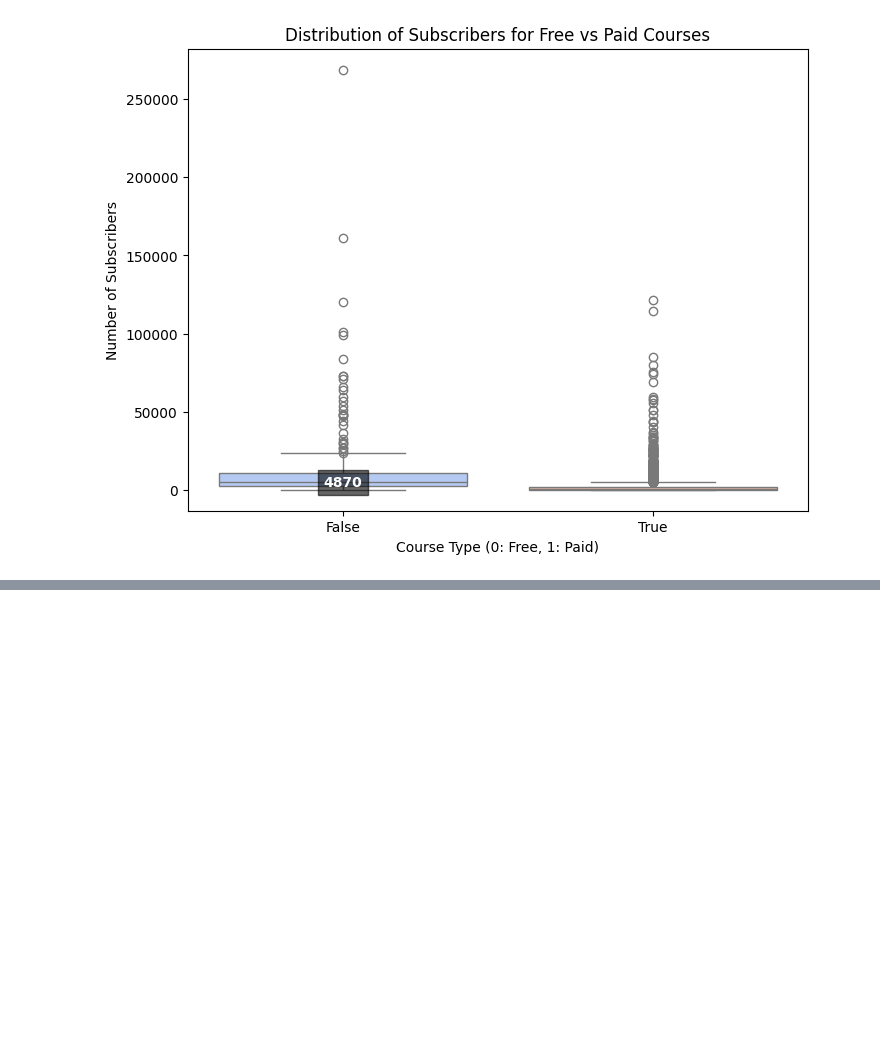
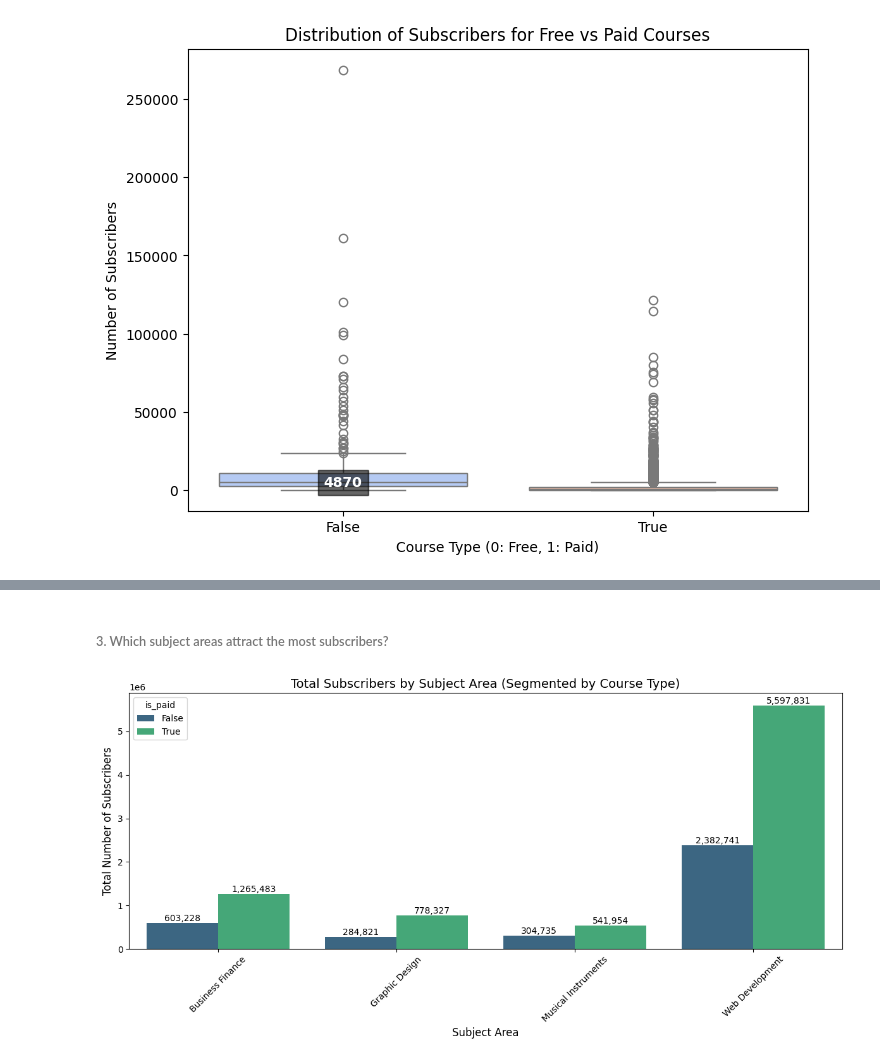
Before and after one commit to BamBamOguns/udemy_courses, a Jupyter notebook: main.ipynb, the cells around one changed output, grey strips where cells are left out. Drawn from its saved outputs; the diff is of its cells as text; code cells hidden in the pictures; blank space fills up the shorter version.

```diff
--- a/main.ipynb
+++ b/main.ipynb
@@ -854,0 +898,29 @@ Passing `palette` without assigning `hue` is deprecated and will be removed in v
+# %% [markdown]
+###### 3. Which subject areas attract the most subscribers?
+# %%
+# Aggregate the total number of subscribers by subject and course type (is_paid)
+subject_hue_data = udemy_data.groupby(['subject', 'is_paid'])['num_subscribers'].sum().reset_index()
+
+# Bar chart with hue for total subscribers per subject
+plt.figure(figsize = (12, 6))
+sns.barplot(data = subject_hue_data, x = 'subject', y = 'num_subscribers', hue = 'is_paid', palette = 'viridis')
+
+# Add title and labels
+plt.title('Total Subscribers by Subject Area (Segmented by Course Type)', fontsize = 14)
+plt.xlabel('Subject Area', fontsize = 12)
+plt.ylabel('Total Number of Subscribers', fontsize = 12)
+plt.xticks(rotation = 45, fontsize = 10)
+
+# Annotate each bar with the total number of subscribers
+for i, bar in enumerate(plt.gca().patches):
+    # Get the height of the bar and its position
+    bar_height = bar.get_height()
+    bar_x = bar.get_x() + bar.get_width() / 2
+    if bar_height > 0:  # Only annotate if there's data
+        plt.text(bar_x, bar_height, f"{int(bar_height):,}", ha = 'center', va = 'bottom', fontsize = 10, color = 'black')
+
+# Display the plot
+plt.tight_layout()
+plt.show()
+# %% [output]
+[figure, added]
```
Also changed, not shown: parts of 21 cells of this notebook, 1 other file.
